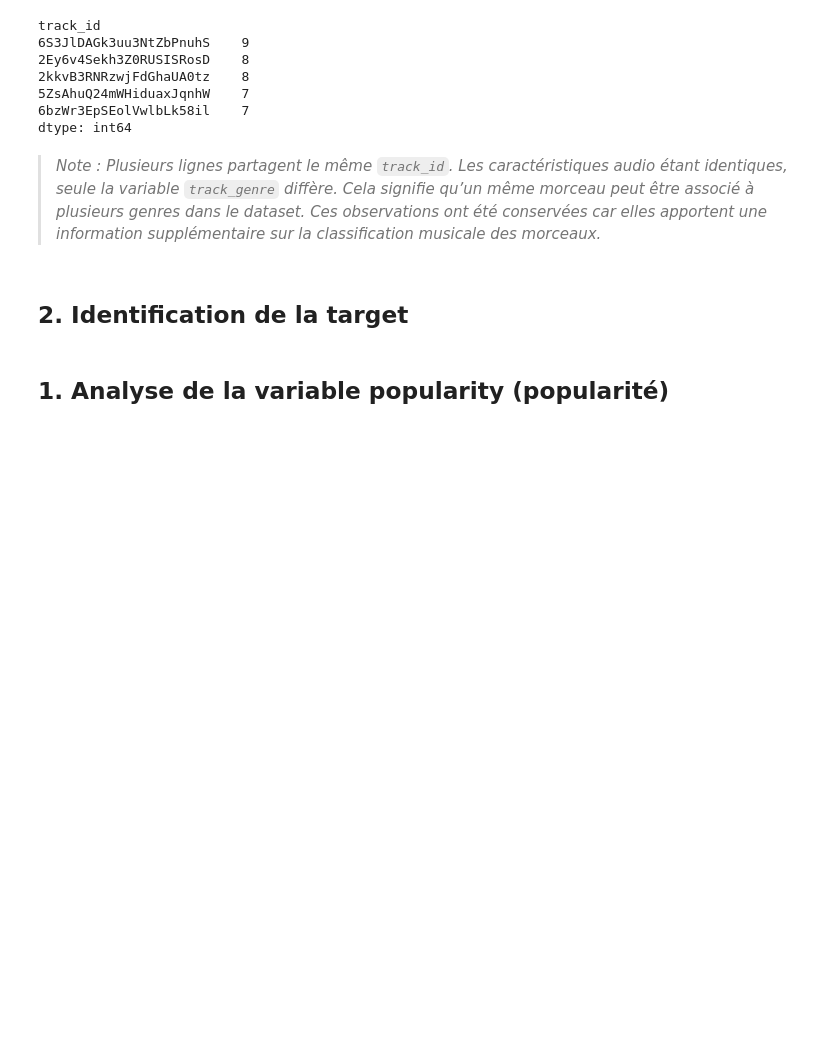
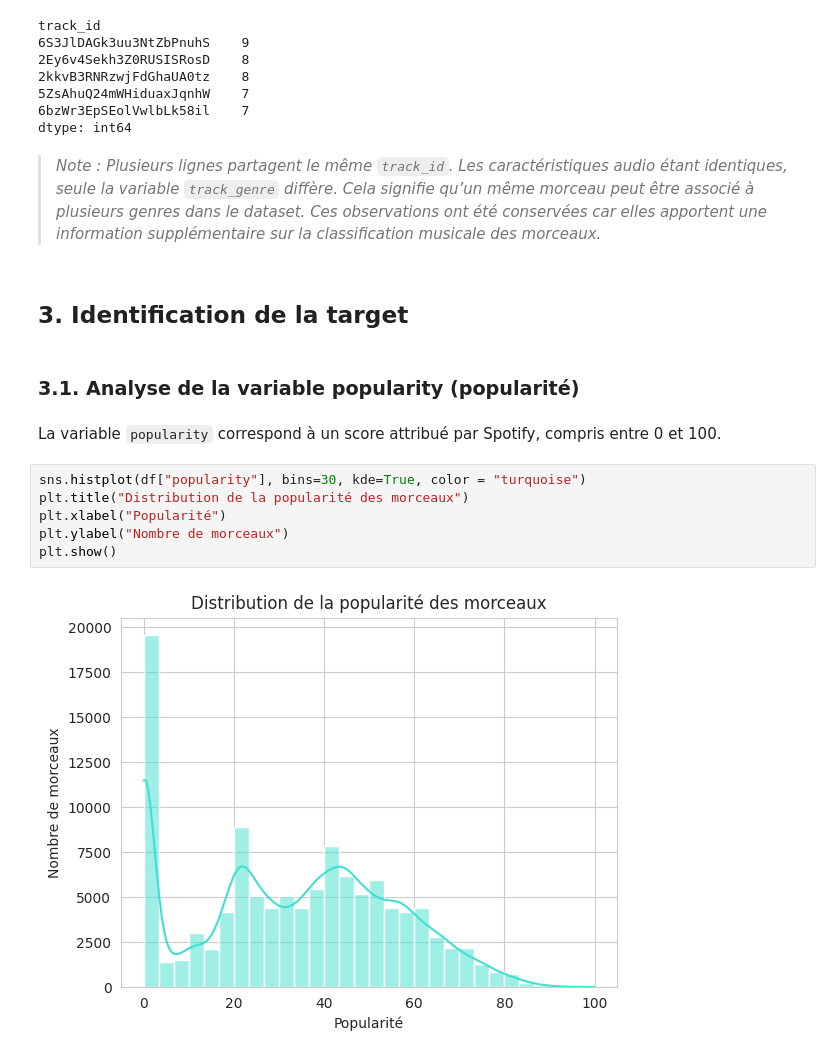
Before and after one commit to elo-labs/spotify-hit-prediction, a Jupyter notebook: notebooks/eda.ipynb, the cells around one changed output. Saved outputs shown, nothing was run; the diff lists cells and outputs as text; blank space fills up the shorter version.

```diff
--- a/notebooks/eda.ipynb
+++ b/notebooks/eda.ipynb
@@ -214,6 +214,16 @@ dtype: int64
 > *Cela signifie qu’un même morceau peut être associé à plusieurs genres dans le dataset.*
 > *Ces observations ont été conservées car elles apportent une information supplémentaire sur la classification musicale des morceaux.*
 # %% [markdown]
-## 2. Identification de la target
+## 3. Identification de la target
 # %% [markdown]
-## 1. Analyse de la variable popularity (popularité)
+### 3.1. Analyse de la variable popularity (popularité)
+# %% [markdown]
+La variable `popularity` correspond à un score attribué par Spotify, compris entre 0 et 100.
+# %%
+sns.histplot(df["popularity"], bins=30, kde=True, color = "turquoise")
+plt.title("Distribution de la popularité des morceaux")
+plt.xlabel("Popularité")
+plt.ylabel("Nombre de morceaux")
+plt.show()
+# %% [output]
+[figure, added]
```
Also changed, not shown: parts of 14 cells of this notebook.
